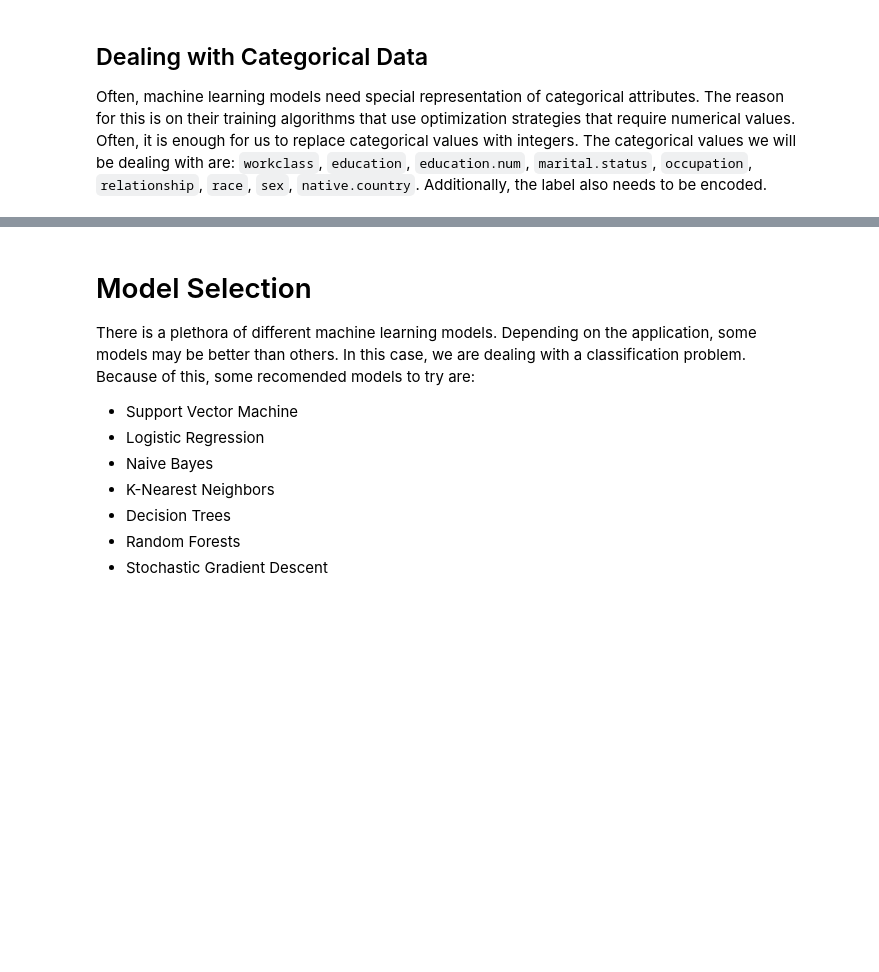
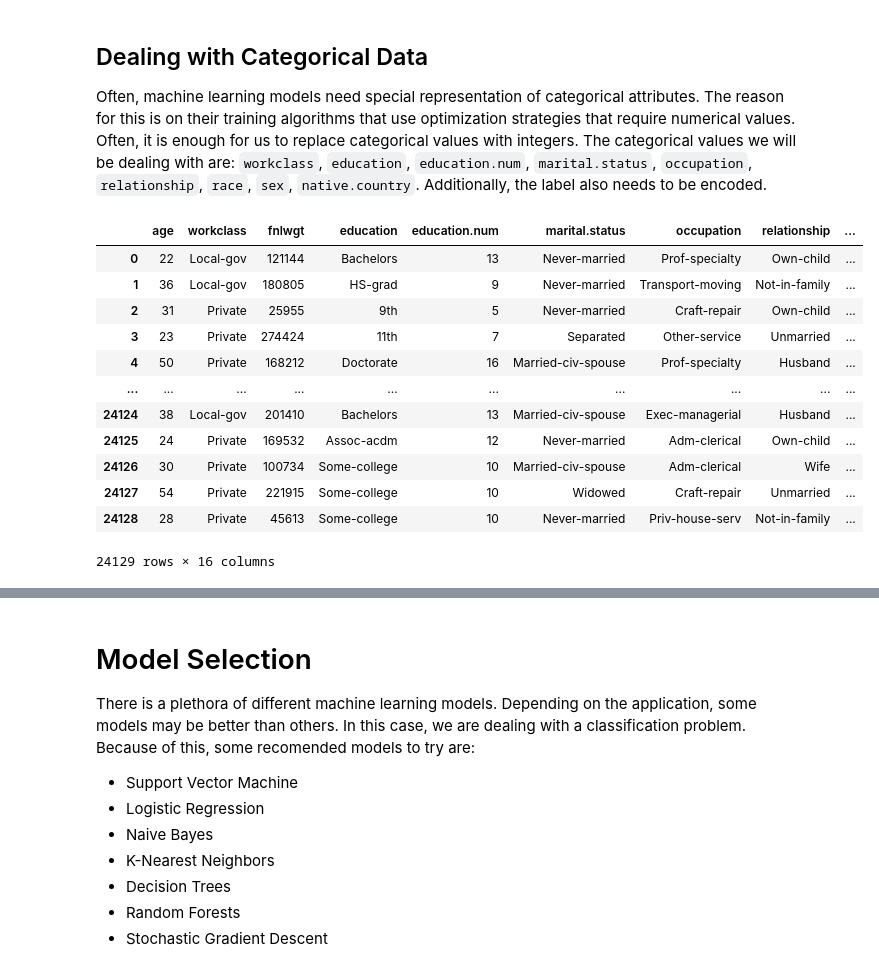
Before and after one commit to aguilarjose11/OUAIxHacklahomaMLDSWorkshop, a Jupyter notebook: Adult.ipynb, the cells around one changed output, grey strips where cells are left out. Drawn from its saved outputs; the diff is of its cells as text; code cells hidden in the pictures; blank space fills up the shorter version.

```diff
--- a/Adult.ipynb
+++ b/Adult.ipynb
@@ -475,3 +479,19 @@ for train_i, test_i in split.split(adult, adult[attrib]):
 ## Dealing with Categorical Data
 
 Often, machine learning models need special representation of categorical attributes. The reason for this is on their training algorithms that use optimization strategies that require numerical values. Often, it is enough for us to replace categorical values with integers. The categorical values we will be dealing with are: `workclass`, `education`, `education.num`, `marital.status`, `occupation`, `relationship`, `race`, `sex`, `native.country`. Additionally, the label also needs to be encoded.
+# %%
+strat_train_set.head()
+# %% [output]
+|  | age | workclass | fnlwgt | education | education.num | marital.status | occupation | relationship | ... |
+| 0 | 22 | Local-gov | 121144 | Bachelors | 13 | Never-married | Prof-specialty | Own-child | ... |
+| 1 | 36 | Local-gov | 180805 | HS-grad | 9 | Never-married | Transport-moving | Not-in-family | ... |
+| 2 | 31 | Private | 25955 | 9th | 5 | Never-married | Craft-repair | Own-child | ... |
+| 3 | 23 | Private | 274424 | 11th | 7 | Separated | Other-service | Unmarried | ... |
+| 4 | 50 | Private | 168212 | Doctorate | 16 | Married-civ-spouse | Prof-specialty | Husband | ... |
+| ... | ... | ... | ... | ... | ... | ... | ... | ... | ... |
+| 24124 | 38 | Local-gov | 201410 | Bachelors | 13 | Married-civ-spouse | Exec-managerial | Husband | ... |
+| 24125 | 24 | Private | 169532 | Assoc-acdm | 12 | Never-married | Adm-clerical | Own-child | ... |
+| 24126 | 30 | Private | 100734 | Some-college | 10 | Married-civ-spouse | Adm-clerical | Wife | ... |
+| 24127 | 54 | Private | 221915 | Some-college | 10 | Widowed | Craft-repair | Unmarried | ... |
+| 24128 | 28 | Private | 45613 | Some-college | 10 | Never-married | Priv-house-serv | Not-in-family | ... |
+24129 rows × 16 columns
```
Also changed, not shown: parts of 33 cells of this notebook.
